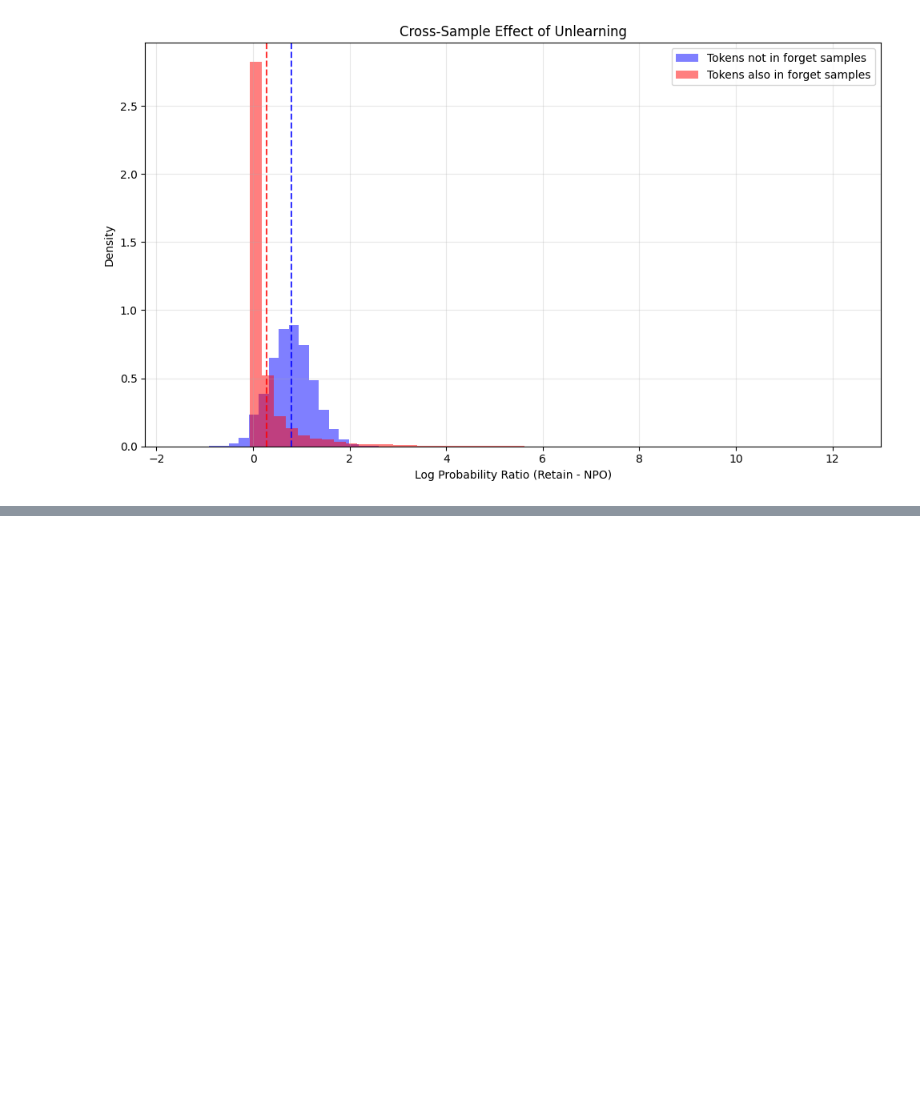
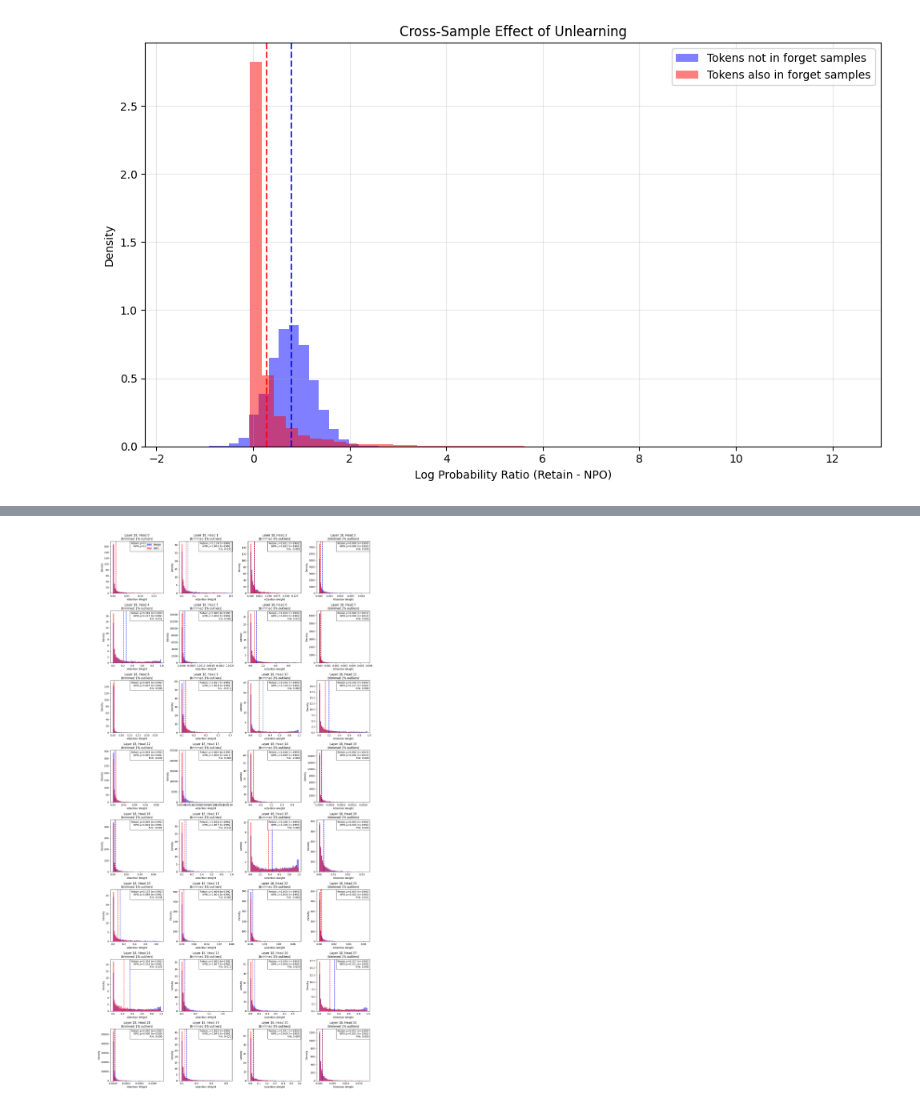
Before and after one commit to matoototo/llm_unlearning, a Jupyter notebook: llm_unlearning/notebooks/delta_ru.ipynb, the cells around one changed output, grey strips where cells are left out. Drawn from its saved outputs; the diff is of its cells as text; code cells hidden in the pictures; blank space fills up the shorter version.

```diff
--- a/llm_unlearning/notebooks/delta_ru.ipynb
+++ b/llm_unlearning/notebooks/delta_ru.ipynb
@@ -770,0 +933,6 @@ plt.show()
+# %%
+layer_stats = analyze_copy_attention_by_head(dataset, retain_model, target_model, tokenizer, layer_idx=18, take_from_back=False)
+fig = plot_head_attention_distributions(layer_stats, layer_idx=18)
+plt.show()
+# %% [output]
+[figure, added]
```
Also changed, not shown: parts of 11 cells of this notebook.
